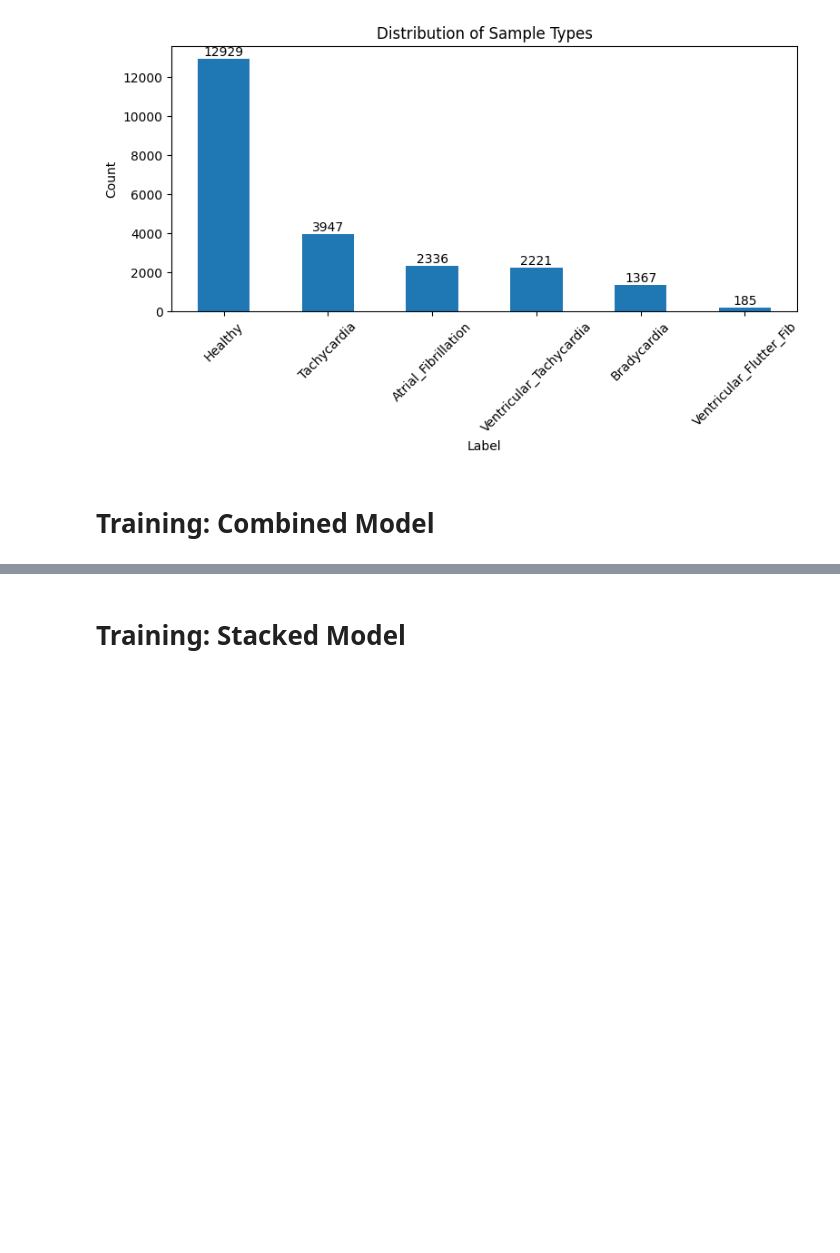
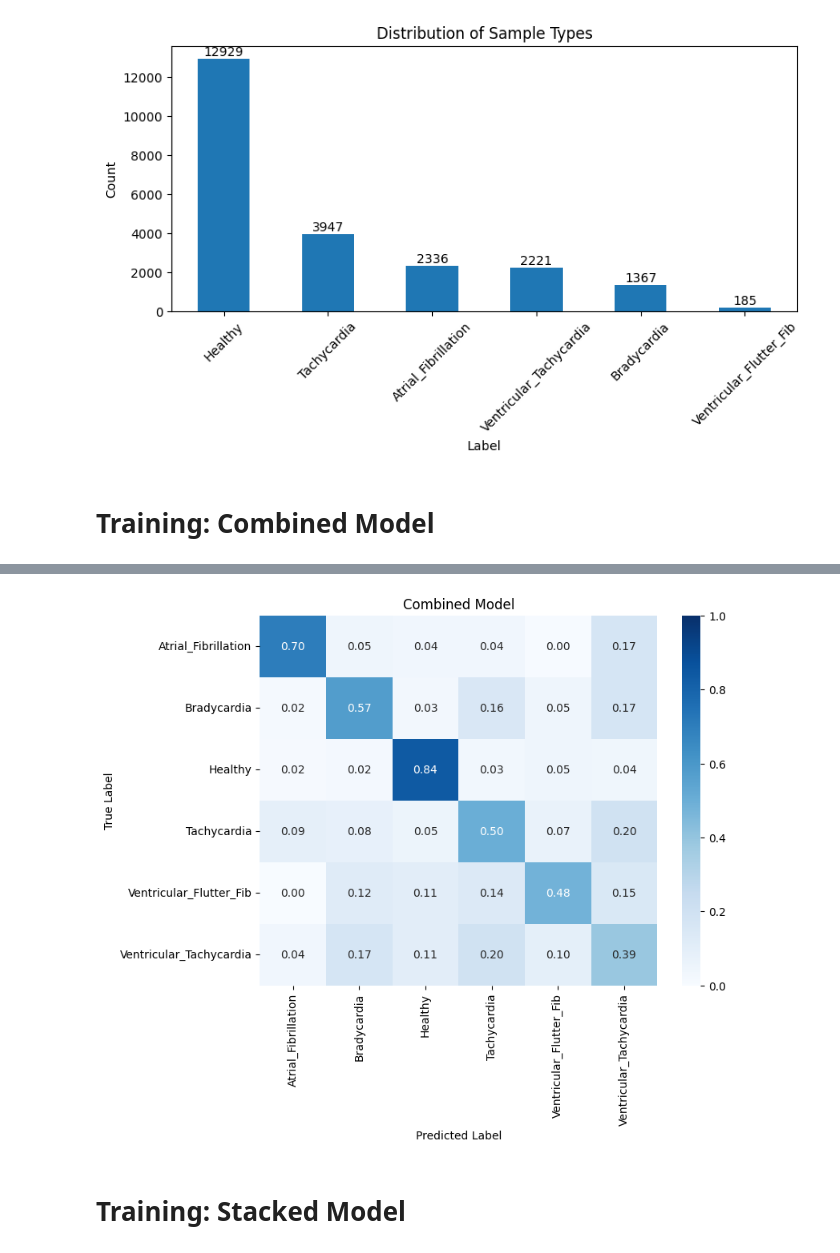
Before and after one commit to sarah-alabdulrazzak/RhythmGuard, a Jupyter notebook: Combined_Models.ipynb, the cells around one changed output, grey strips where cells are left out. Saved outputs shown, nothing was run; the diff lists cells and outputs as text; code cells hidden in the pictures; blank space fills up the shorter version.

```diff
--- a/Combined_Models.ipynb
+++ b/Combined_Models.ipynb
@@ -493,0 +476,14 @@ Successfully installed sklearn-porter-0.7.4
+# %%
+model = RandomForestClassifier(n_estimators=50, min_samples_split=4, min_samples_leaf=5, max_features=7, max_depth=10)
+model.fit(X, y)
+
+importances=pd.DataFrame({"Features": model.feature_names_in_, "Importances": model.feature_importances_}).sort_values(by="Importances", ascending=False)
+importances.to_excel("RF_Importances.xlsx")
+
+display(importances)
+
+cutoff=0.07
+high_importance_features=importances.loc[importances["Importances"]>=cutoff, "Features"].values
+
+X_important = X[high_importance_features]
+X_important
@@ -493,0 +521,77 @@ Successfully installed sklearn-porter-0.7.4
+# %%
+from sklearn.linear_model import LogisticRegression
+from sklearn.ensemble import RandomForestClassifier
+from sklearn.model_selection import GroupShuffleSplit
+from sklearn.model_selection import GroupKFold
+from sklearn.preprocessing import OneHotEncoder
+import seaborn as sns
+from sklearn.metrics import confusion_matrix, accuracy_score
+from imblearn.under_sampling import RandomUnderSampler
+
+max_num_samples=185
+
+Xg=samples_df.drop(["Labels"], axis=1)
+y=samples_df["Labels"]
+rus = RandomUnderSampler(random_state=0, sampling_strategy={'Atrial_Fibrillation':max_num_samples, 'Bradycardia':max_num_samples, 'Healthy':max_num_samples, 'Tachycardia':max_num_samples,
+ 'Ventricular_Flutter_Fib':185, 'Ventricular_Tachycardia':max_num_samples})
+Xg, y=rus.fit_resample(Xg, y)
+Xg.reset_index(inplace=True, drop=True)
+y.reset_index(inplace=True, drop=True)
+X=Xg.drop(["Groups"], axis=1)
+X_important=X[high_importance_features]
+groups=Xg["Groups"]
+
+# Count the occurrences of each label
+label_counts = y.value_counts()
+
+# Plot as a bar plot
+label_counts.plot(kind="bar", figsize=(8, 5))
+plt.xlabel("Label")
+plt.ylabel("Count")
+plt.title("Distribution of Sample Types")
+plt.xticks(rotation=45)
+plt.bar_label(plt.gca().containers[0])  # Add count labels on bars
+plt.tight_layout()
+plt.show()
+
+num_classes=len(samples_df["Labels"].unique())
+accumulated_cm=np.zeros((num_classes, num_classes))
+
+scores=[]
+num_trials=20
+
+for i in range(num_trials):
+    splitter=GroupShuffleSplit(test_size=0.2, random_state=i)
+    split=splitter.split(X_important, groups=groups)
+    train_inds, test_inds=next(split)
+
+    train_X=X_important.iloc[train_inds]
+    test_X=X_important.iloc[test_inds]
+    train_y=y.iloc[train_inds]
+    test_y=y.iloc[test_inds]
+
+    model=RandomForestClassifier(n_estimators=50, min_samples_split=4, min_samples_leaf=5, max_features=7,max_depth=10)
+    model.fit(train_X, train_y)
+    yhat=model.predict(test_X)
+    acc = accuracy_score(test_y, yhat)
+
+    scores.append(acc)
+
+    print('\n################################################################\n\nSTATUS REPORT:')
+    print(f'Iteration {i + 1} of {num_trials} runs completed')
+    print(f'Test_Score: {acc:.3f}, Mean_Score: {np.mean(scores):.3f}, STD: {np.std(scores)}')
+    print("\n################################################################\n ")
+
+    accumulated_cm += confusion_matrix(test_y, yhat, labels=model.classes_)
+
+final_cm = accumulated_cm.astype('float') / accumulated_cm.sum(axis=1, keepdims=True)
+
+# Plot final confusion matrix
+#plot_confusion_matrix(y_true=test_y, y_pred=yhat, class_names=model.classes_, normalize=False)
+plt.figure(figsize=(8, 6))
+sns.heatmap(final_cm, annot=True, fmt=".2f", cmap="Blues", xticklabels=model.classes_, yticklabels=model.classes_, vmin=0, vmax=1)
+plt.xlabel('Predicted Label')
+plt.ylabel('True Label')
+plt.title('Combined Model')
+plt.show()
+# %% [output]
@@ -494,3 +616,4 @@ Successfully installed sklearn-porter-0.7.4
+[figure, added]
 # %%
 import numpy as np
 from sklearn.tree import _tree
```
Also changed, not shown: parts of 5 cells of this notebook.
